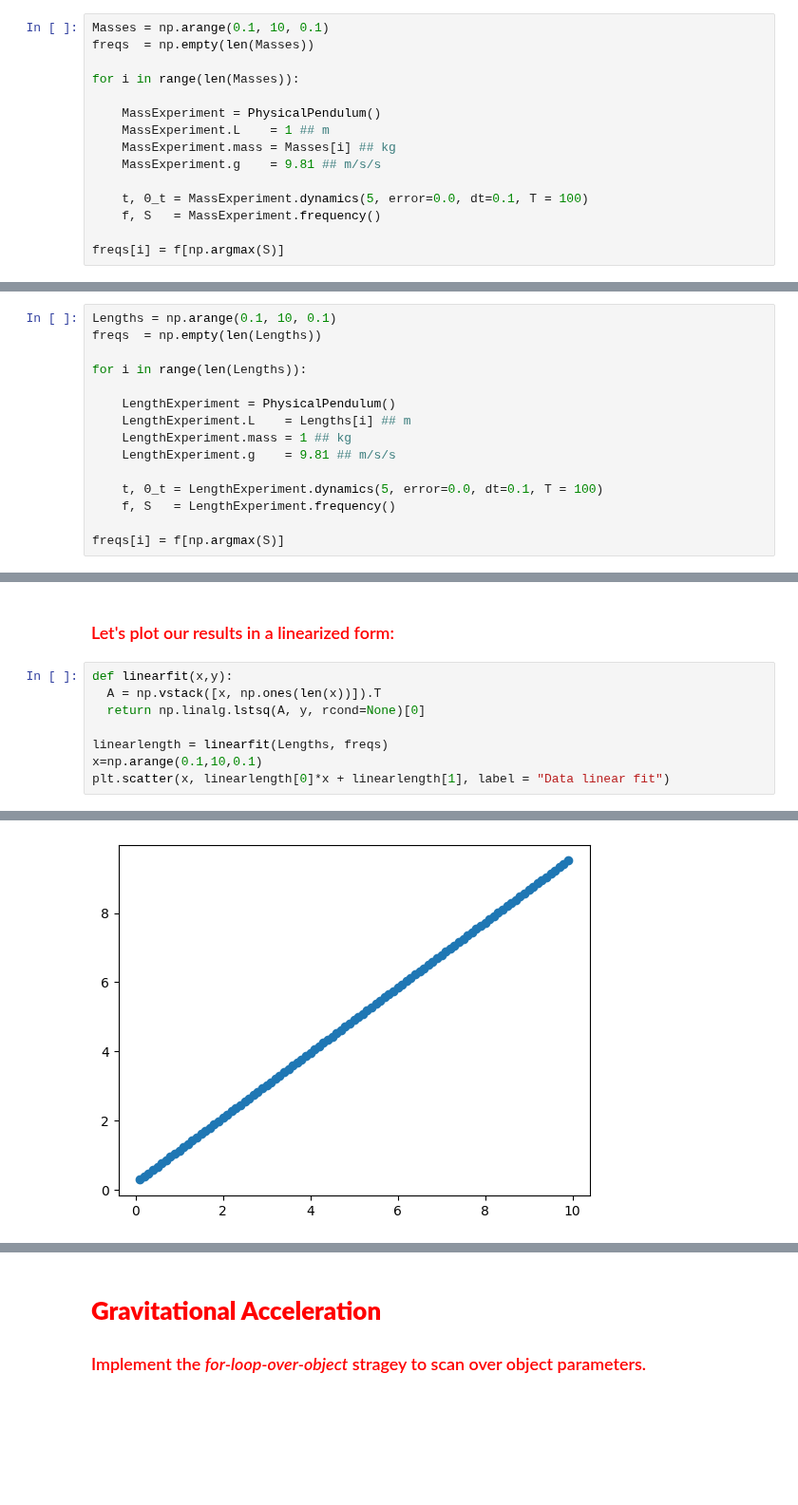
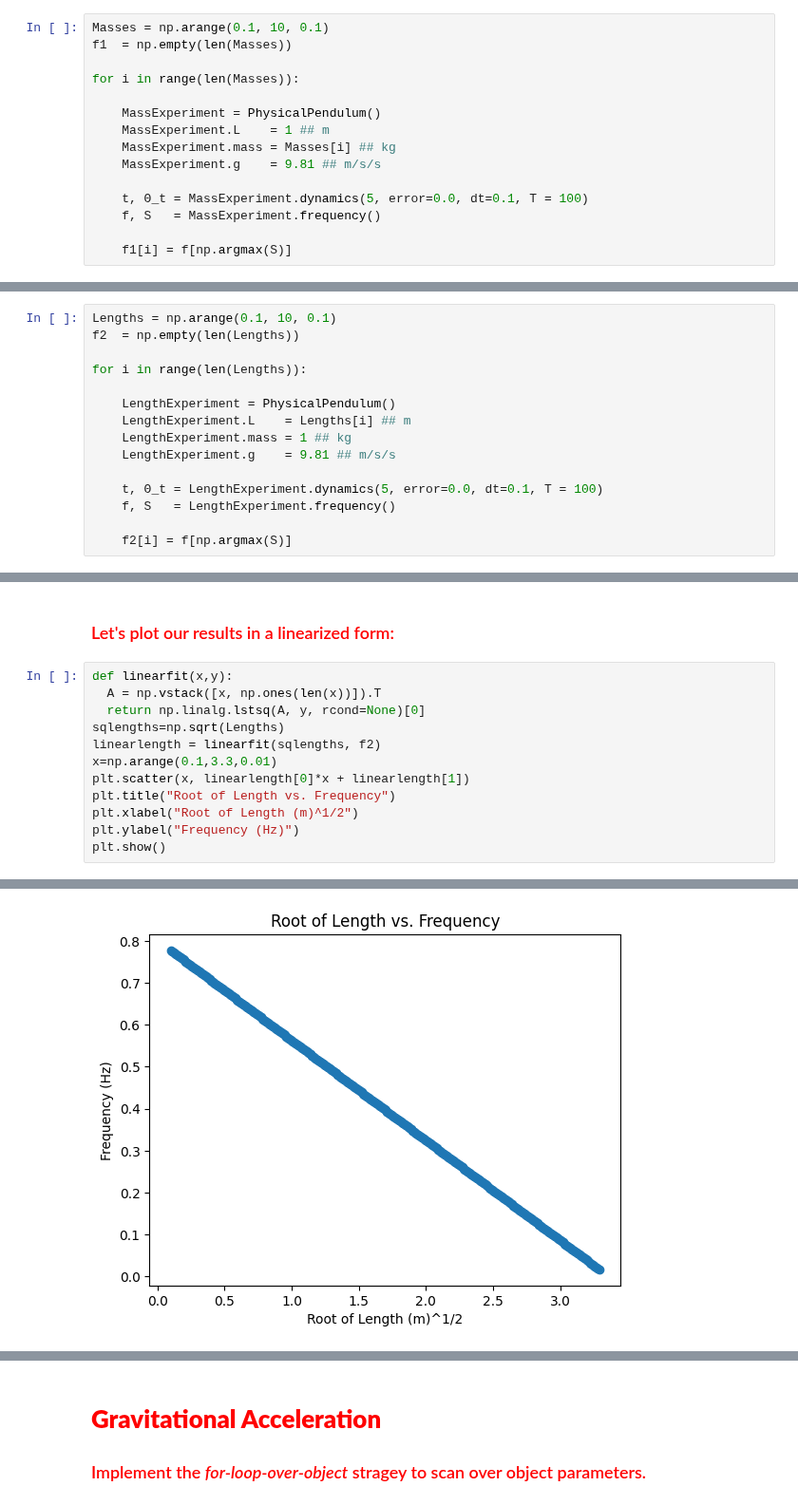
Before and after one commit to CalebAnderson22/PHY122, a Jupyter notebook: Lab6_Anderson.ipynb, the cells around one changed output, grey strips where cells are left out. Shown at 95% size. Saved outputs shown, nothing was run; the diff lists cells and outputs as text; blank space fills up the shorter version.

```diff
--- a/Lab6_Anderson.ipynb
+++ b/Lab6_Anderson.ipynb
@@ -210,7 +213,7 @@ print(freq_peak)
 ### <font color='Green'> Implement the *for-loop-over-object* stragey to scan over object parameters.</font>
 # %%
 Masses = np.arange(0.1, 10, 0.1)
-freqs  = np.empty(len(Masses))
+f1  = np.empty(len(Masses))
 
 for i in range(len(Masses)):
 
@@ -222,6 +225,6 @@ for i in range(len(Masses)):
     t, Θ_t = MassExperiment.dynamics(5, error=0.0, dt=0.1, T = 100)
     f, S   = MassExperiment.frequency()
 
-freqs[i] = f[np.argmax(S)]
+    f1[i] = f[np.argmax(S)]
 # %% [markdown]
 ###   <font color='Red'> Next let's plot our results: </font>
@@ -236,7 +244,7 @@ plt.show()
 ### <font color='Red'> Implement the *for-loop-over-object* stragey to scan over object parameters.</font>
 # %%
 Lengths = np.arange(0.1, 10, 0.1)
-freqs  = np.empty(len(Lengths))
+f2  = np.empty(len(Lengths))
 
 for i in range(len(Lengths)):
 
@@ -248,6 +256,6 @@ for i in range(len(Lengths)):
     t, Θ_t = LengthExperiment.dynamics(5, error=0.0, dt=0.1, T = 100)
     f, S   = LengthExperiment.frequency()
 
-freqs[i] = f[np.argmax(S)]
+    f2[i] = f[np.argmax(S)]
 # %% [markdown]
 ###   <font color='Red'> Let's plot our results as-is: </font>
@@ -262,8 +275,12 @@ plt.show()
 def linearfit(x,y):
   A = np.vstack([x, np.ones(len(x))]).T
   return np.linalg.lstsq(A, y, rcond=None)[0]
-
-linearlength = linearfit(Lengths, freqs)
-x=np.arange(0.1,10,0.1)
-plt.scatter(x, linearlength[0]*x + linearlength[1], label = "Data linear fit")
+sqlengths=np.sqrt(Lengths)
+linearlength = linearfit(sqlengths, f2)
+x=np.arange(0.1,3.3,0.01)
+plt.scatter(x, linearlength[0]*x + linearlength[1])
+plt.title("Root of Length vs. Frequency")
+plt.xlabel("Root of Length (m)^1/2")
+plt.ylabel("Frequency (Hz)")
+plt.show()
 # %% [output]
@@ -271 +287 @@ plt.scatter(x, linearlength[0]*x + linearlength[1], label = "Data linear fit")
-[figure, old version]
+[figure, new version]
```
Also changed, not shown: parts of 25 cells of this notebook.
